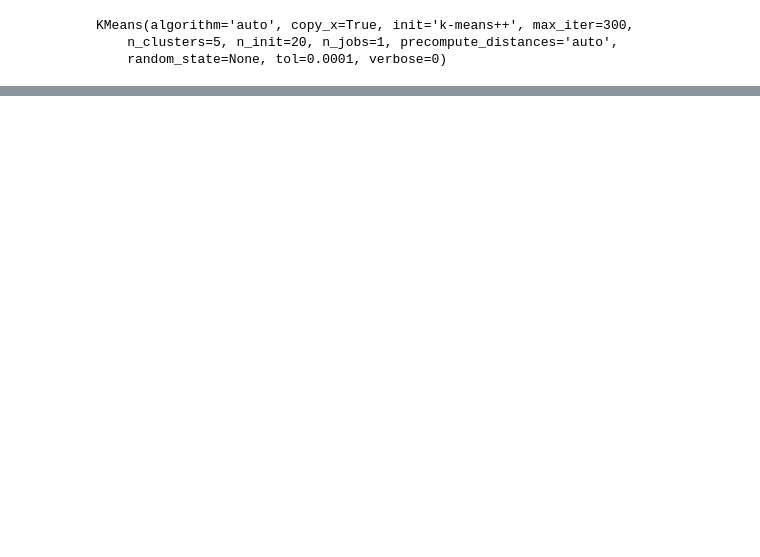
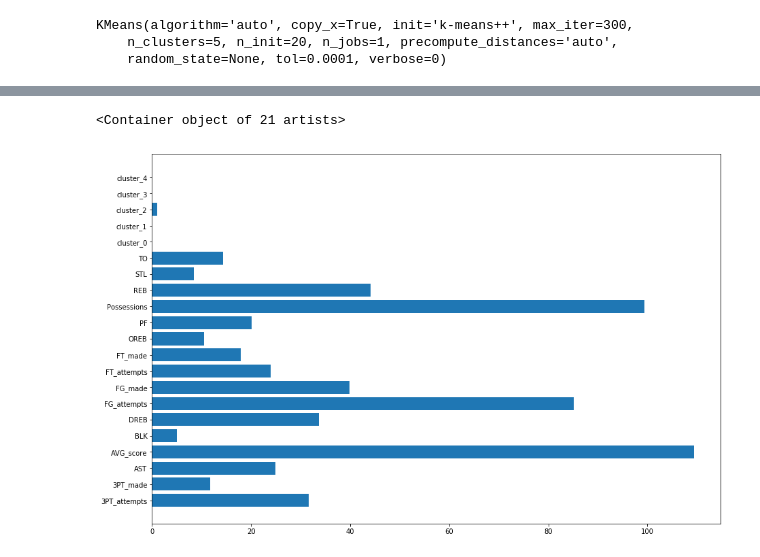
Before and after one commit to sadelson97/dsi_capstone, a Jupyter notebook: playstyles_3_seasons.ipynb, the cells around one changed output, grey strips where cells are left out. Cells and saved outputs as stored; diff of their text form; code cells hidden in the pictures; blank space fills up the shorter version.

```diff
--- a/playstyles_3_seasons.ipynb
+++ b/playstyles_3_seasons.ipynb
@@ -139,0 +242,8 @@ comb_3
+# %%
+cluster_2_bar=pd.DataFrame(cluster_2.mean())
+# %%
+plt.figure(figsize=(15,10))
+plt.barh(cluster_2_bar.index,cluster_2_bar[0])
+# %% [output]
+<Container object of 21 artists>
+[figure, added]
```
Also changed, not shown: parts of 50 cells of this notebook.
